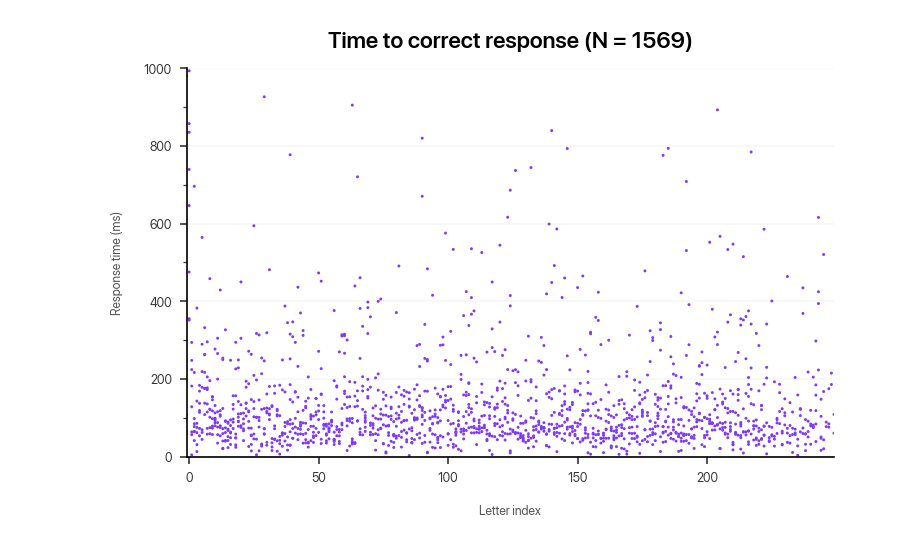
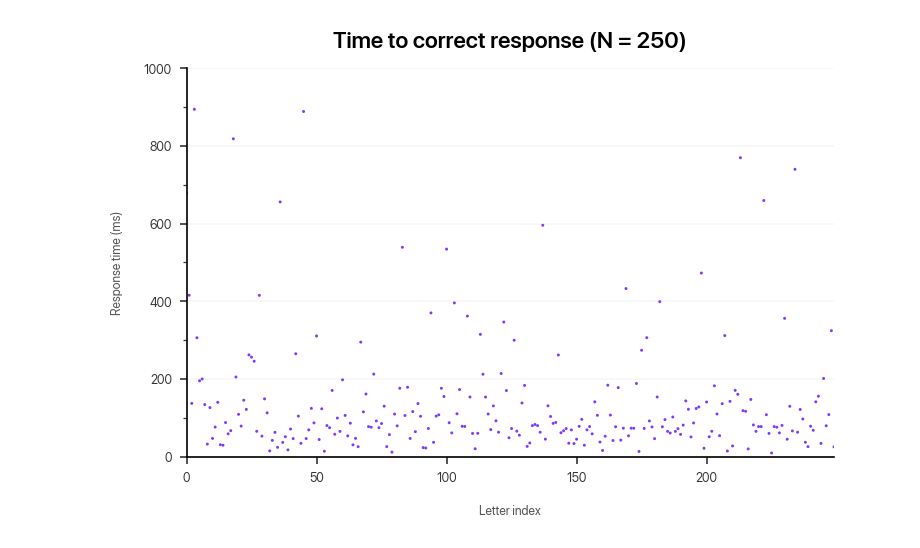
Before and after one commit to dlundgaard/AuthorshipArtifice, a Jupyter notebook: data_pipeline.ipynb, the cells around one changed output. Cells and saved outputs as stored; diff of their text form; code cells hidden in the pictures.

Commit message:
changed nomenclature to session/block/trial as well as logging which story was presented

```diff
--- a/data_pipeline.ipynb
+++ b/data_pipeline.ipynb
@@ -39,7 +39,7 @@ plt.tight_layout()
 # %%
 load_data()
 plt.figure(figsize=FIGURE_SIZE)
-time_to_type = results.groupby(["session", "trial", "cursor_position", "target_response"])["response_time"].sum().reset_index()
+time_to_type = results.groupby(["session", "block", "trial", "target_response"])["response_time"].sum().reset_index()
 
 for key, data in time_to_type[time_to_type["target_response"].isin(list(ALPHABET))].groupby("target_response"):
     outlines_alpha = 0.5
@@ -112,22 +112,22 @@ plt.tight_layout()
 # %%
 load_data()
 plt.figure(figsize=FIGURE_SIZE)
 plt.scatter(
-    time_to_type["cursor_position"],
+    time_to_type["trial"],
     time_to_type["response_time"],
     marker = "o",
     s = 2,
     color = "C2",
     edgecolor = "none",
 )
 plt.suptitle("")
 plt.title(f"Time to correct response (N = {len(time_to_type)})")
 plt.xlabel("Letter index")
 plt.ylabel("Response time (ms)")
 plt.yticks(range(0, 1000, 100))
 plt.ylim((0, 1000))
 plt.gca().yaxis.set_major_locator(ticker.MultipleLocator(200))
 plt.gca().yaxis.set_minor_locator(ticker.MultipleLocator(100))
 plt.tight_layout()
 # %% [output]
-[figure, old version]
+[figure, new version]
```
Also changed, not shown: parts of 4 cells of this notebook, 1 other file.
